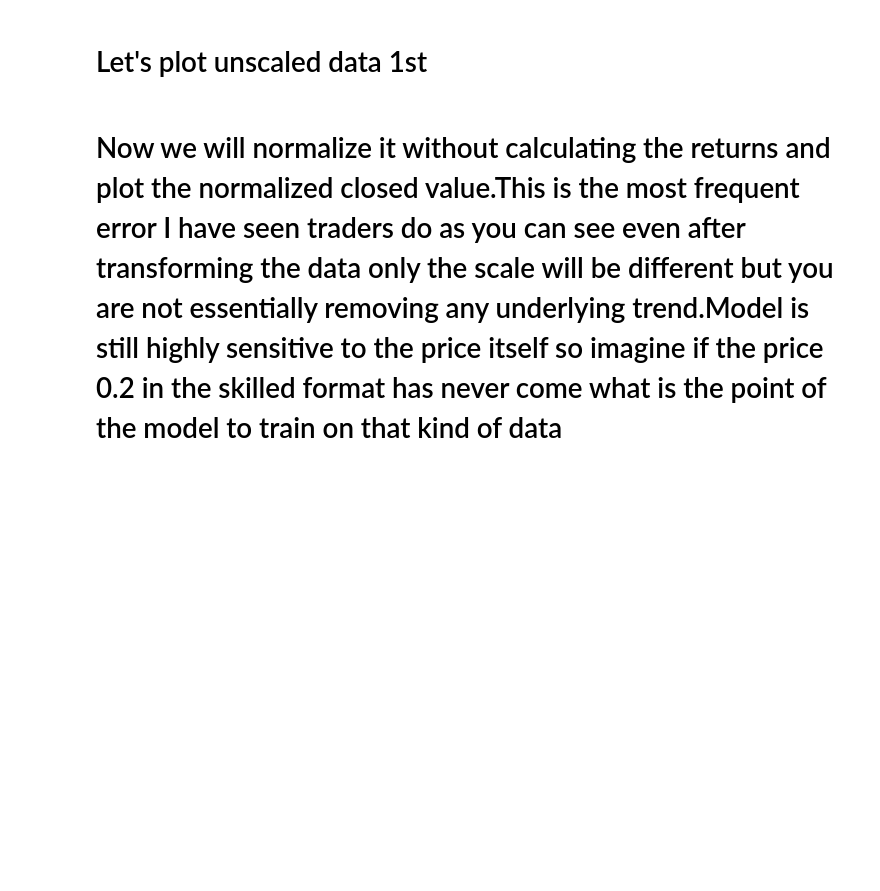
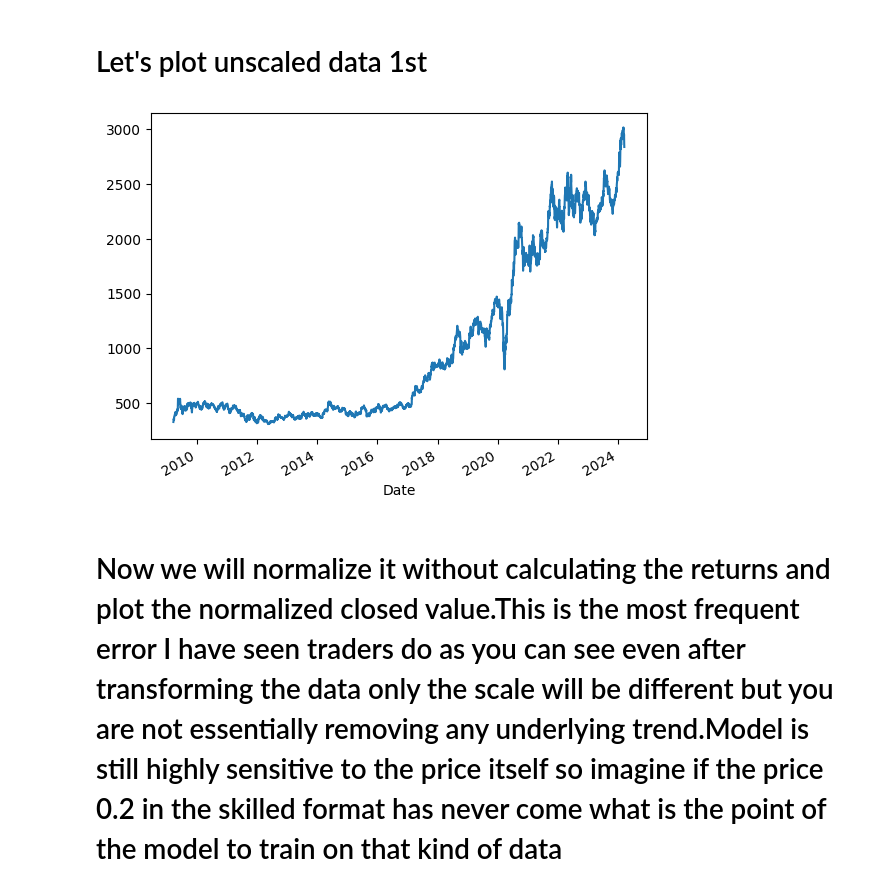
Before and after one commit to beinghorizontal/Quantext, a Jupyter notebook: lstm_ohlc_denoised2.ipynb, the cells around one changed output. Cells and saved outputs as stored; diff of their text form; code cells hidden in the pictures; blank space fills up the shorter version.

```diff
--- a/lstm_ohlc_denoised2.ipynb
+++ b/lstm_ohlc_denoised2.ipynb
@@ -54,8 +64,10 @@ print(f"Using device: {device}")
 # %% [markdown]
 # Let's plot unscaled  data 1st
 # %%
-# df['Close'].plot()
-# plt.show()
+df['Close'].plot()
+plt.show()
+# %% [output]
+[figure, added]
 # %% [markdown]
 # Now we will normalize it without calculating the returns and plot the normalized closed value.This is the most frequent error I have seen traders do as you can see even after transforming the data only the scale will be different but you are not essentially removing any underlying trend.Model is still highly sensitive to the price itself so imagine if the price 0.2 in the skilled format has never come what is the point of the model to train on that kind of data
 # %%
```
Also changed, not shown: parts of 26 cells of this notebook.
